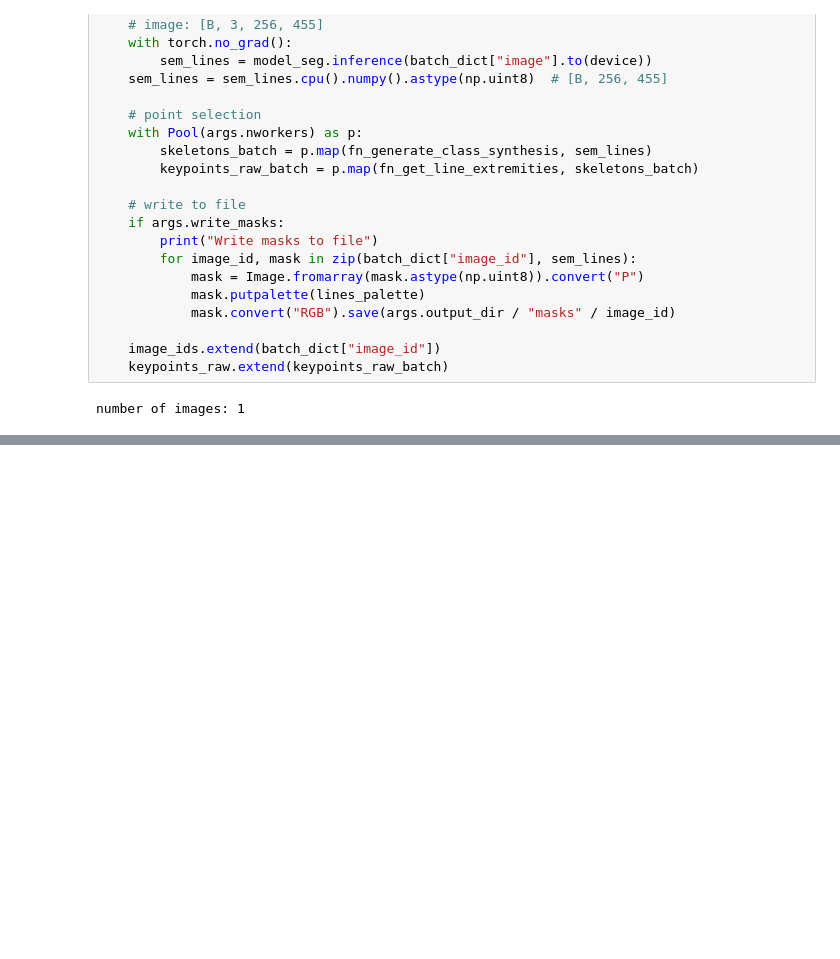
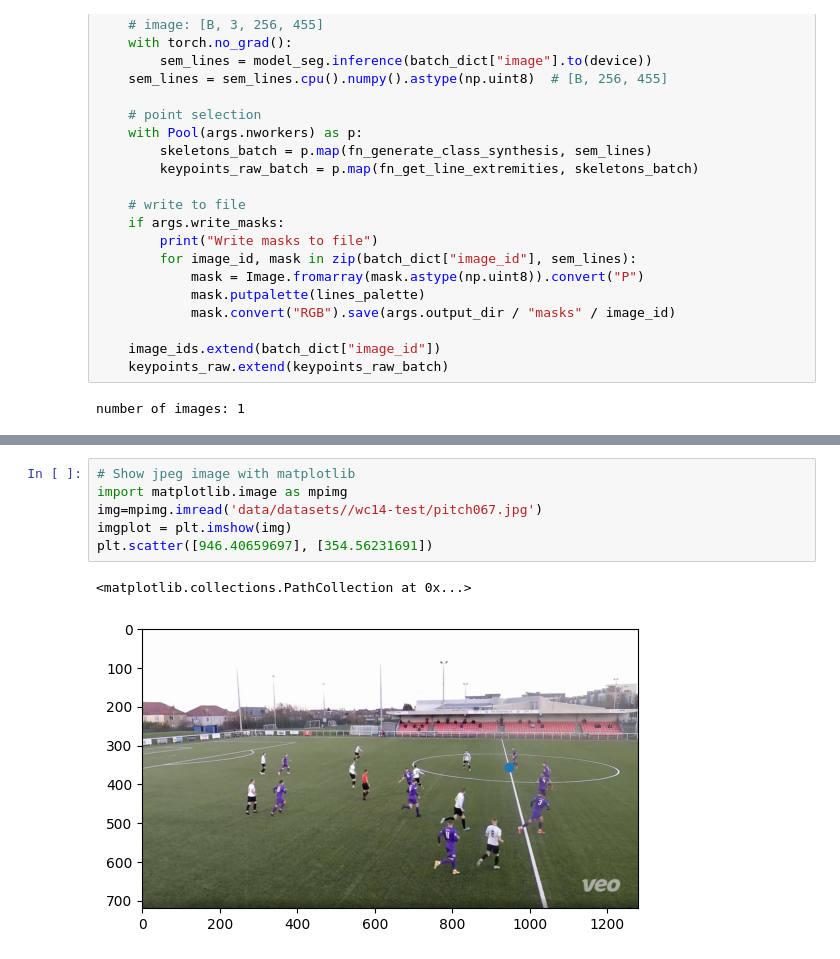
Before and after one commit to PlayerData/tvcalib, a Jupyter notebook: inference.ipynb, the cells around one changed output, grey strips where cells are left out. Saved outputs shown, nothing was run; the diff lists cells and outputs as text; blank space fills up the shorter version.

```diff
--- a/inference.ipynb
+++ b/inference.ipynb
@@ -216,0 +251,9 @@ aov_deg=tensor([[59.4686]]), t=tensor([[[-1.4934, 45.5815, -6.6644]]]), pan_deg=
+# %%
+# Show jpeg image with matplotlib
+import matplotlib.image as mpimg
+img=mpimg.imread('data/datasets//wc14-test/pitch067.jpg')
+imgplot = plt.imshow(img)
+plt.scatter([946.40659697], [354.56231691])
+# %% [output]
+<matplotlib.collections.PathCollection at 0x...>
+[figure, added]
```
Also changed, not shown: parts of 5 cells of this notebook, 1 other file.
